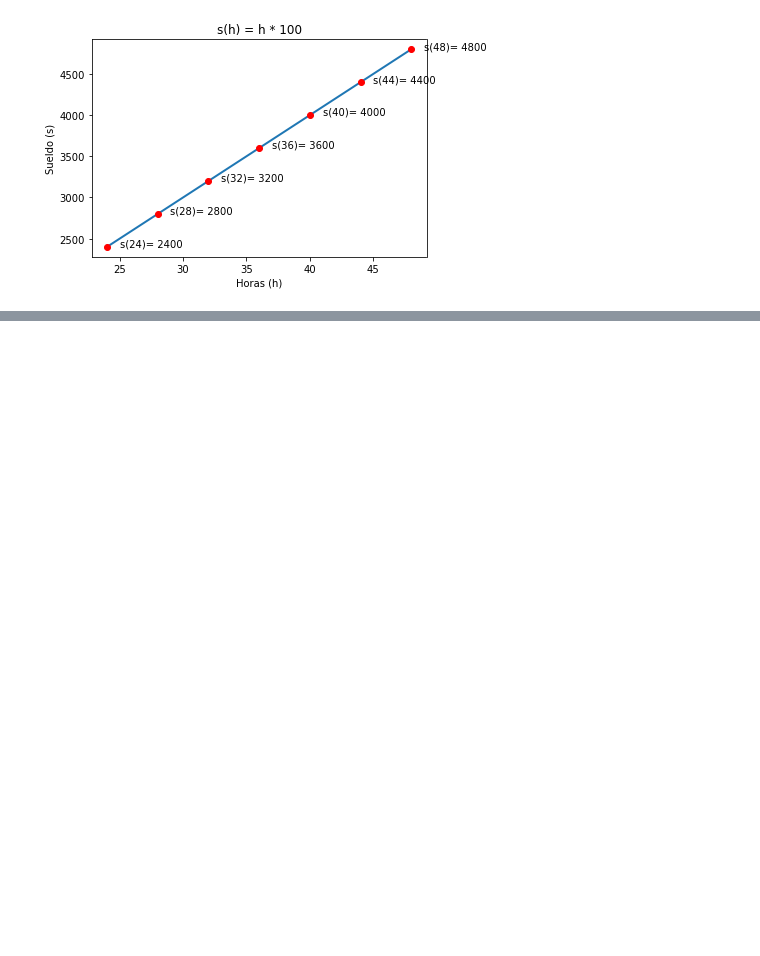
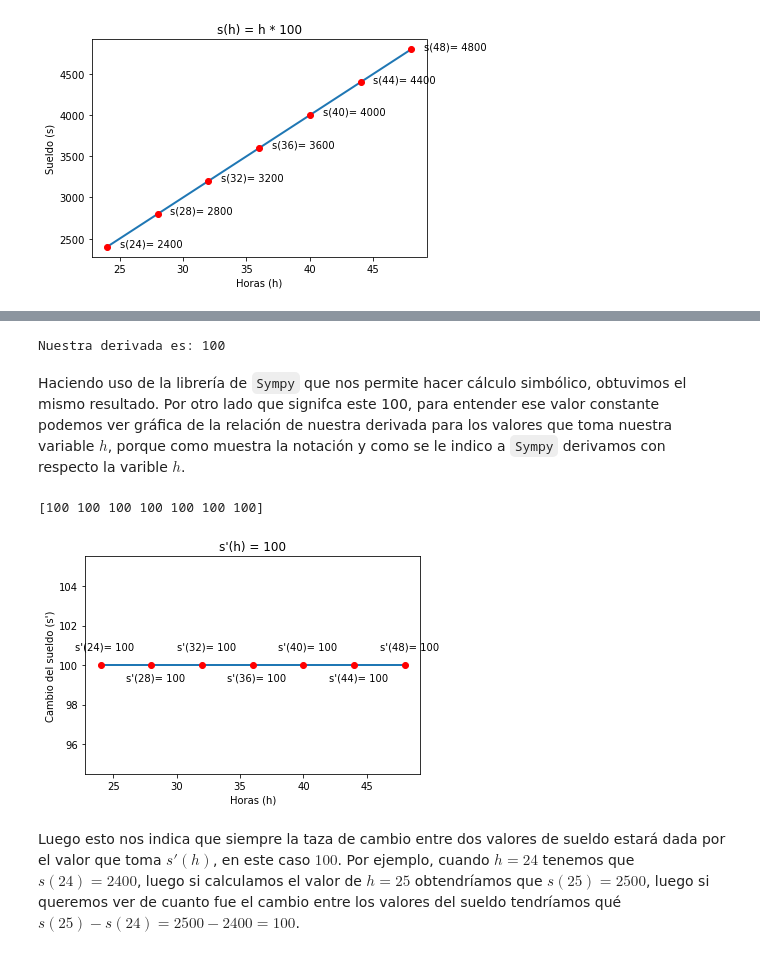
Before and after one commit to hbro23/math-ai-platzi, a Jupyter notebook: #6 Zoo funciones.ipynb, the cells around one changed output, grey strips where cells are left out. Saved outputs shown, nothing was run; the diff lists cells and outputs as text; code cells hidden in the pictures; blank space fills up the shorter version.

Commit message:
Se adiciona el concepto de derivada para al #6 Zoo de funciones.

```diff
--- a/#6 Zoo funciones.ipynb
+++ b/#6 Zoo funciones.ipynb
@@ -56,0 +63,34 @@ for a,b in zip(h_marker, markers):
+# %%
+from sympy import Symbol
+from sympy import diff
+
+h = Symbol("h")
+s = h * 100
+s1 = diff(s, h) #Calcaula la derivada con respecto a 'h'
+print(f'Nuestra derivada es: {s1}')
+# %% [output]
+Nuestra derivada es: 100
+# %% [markdown]
+Haciendo uso de la librería de `Sympy` que nos permite hacer cálculo simbólico, obtuvimos el mismo resultado. Por otro lado que signifca este 100, para entender ese valor constante podemos ver gráfica de la relación de nuestra derivada para los valores que toma nuestra variable $h$, porque como muestra la notación y como se le indico a `Sympy` derivamos con respecto la varible $h$.
+# %%
+cambios = np.repeat(s1, len(horas))
+
+plt.figure()
+plt.title("s'(h) = 100")
+plt.xlabel('Horas (h)')
+plt.ylabel("Cambio del sueldo (s')")
+plt.plot(horas, cambios,  linewidth=2)
+
+#Se añaden los marcadores rojos
+h_marker = np.arange(24, 49, step=4)
+markers = np.repeat(s1, len(h_marker))
+plt.plot(h_marker, markers, color='red', marker='o', linestyle='None')
+switch = 0.8
+for a,b in zip(h_marker, markers):
+    plt.text(a-2, b+(switch) , f"s'({a})= {b}")
+    switch *= -1
+# %% [output]
+[100 100 100 100 100 100 100]
+[figure, added]
+# %% [markdown]
+Luego esto nos indica que siempre la taza de cambio entre dos valores de sueldo estará dada por el valor que toma $s'(h)$, en este caso $100$. Por ejemplo, cuando $h = 24$ tenemos que $s(24) = 2400$, luego si calculamos el valor de $h = 25$ obtendríamos que $s(25) = 2500$, luego si queremos ver de cuanto fue el cambio entre los valores del sueldo tendríamos qué $s(25) - s(24) = 2500 - 2400 = 100$.
```
Also changed, not shown: parts of 2 cells of this notebook.
